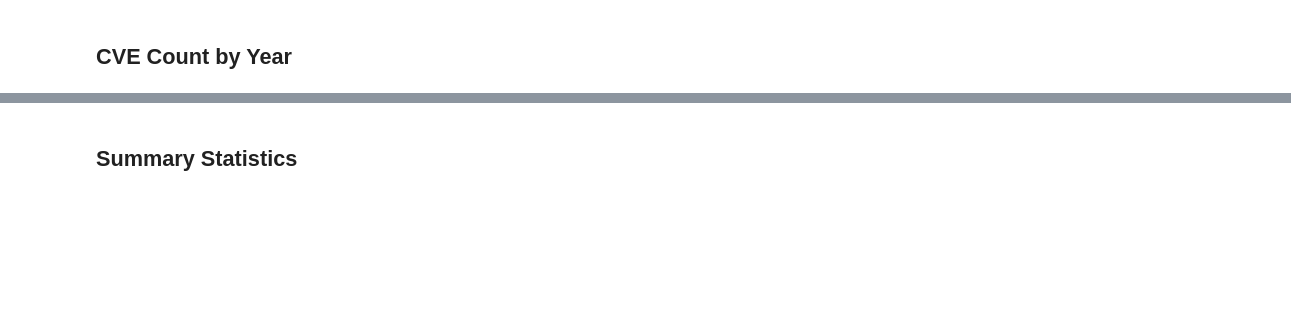
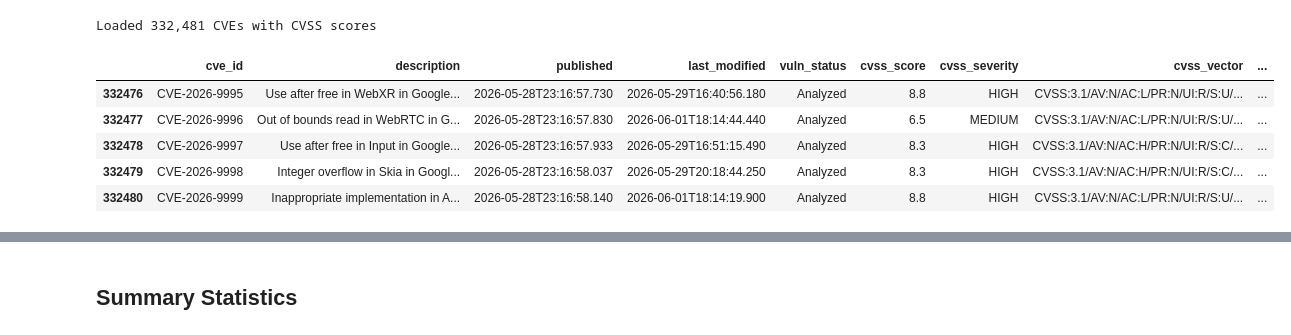
Before and after one commit to Baraka-Malila/aivas, a Jupyter notebook: notebooks/nvd_analysis.ipynb, the cells around one changed output, grey strips where cells are left out. Cells and saved outputs as stored; diff of their text form; code cells hidden in the pictures; blank space fills up the shorter version.

```diff
--- a/notebooks/nvd_analysis.ipynb
+++ b/notebooks/nvd_analysis.ipynb
@@ -1,16 +15,21 @@
 # %%
-import sqlite3
-import pandas as pd
-import matplotlib.pyplot as plt
-import seaborn as sns
-from pathlib import Path
+import os; os.chdir(Path.home() / "aivas")  #relative paths
 
 sns.set_theme(style="whitegrid")
 DB_PATH = Path.home() / ".aivas" / "aivas.db"
 conn = sqlite3.connect(DB_PATH)
 
 df = pd.read_sql("SELECT * FROM cves WHERE cvss_score IS NOT NULL", conn)
 print(f"Loaded {len(df):,} CVEs with CVSS scores")
-df.head()
+df.tail(5)
+
+# why select only CVEs with CVSS scores? because we want to analyze the distribution of CVSS scores, and CVEs without scores would not contribute to that analysis.
+# but also shouldn't we analyze to see how much is null?
+# %% [output]
+Loaded 332,481 CVEs with CVSS scores
+|  | cve_id | description | published | last_modified | vuln_status | cvss_score | cvss_severity | cvss_vector | ... |
+| 332476 | CVE-2026-9995 | Use after free in WebXR in Google... | 2026-05-28T23:16:57.730 | 2026-05-29T16:40:56.180 | Analyzed | 8.8 | HIGH | CVSS:3.1/AV:N/AC:L/PR:N/UI:R/S:U/... | ... |
+| 332477 | CVE-2026-9996 | Out of bounds read in WebRTC in G... | 2026-05-28T23:16:57.830 | 2026-06-01T18:14:44.440 | Analyzed | 6.5 | MEDIUM | CVSS:3.1/AV:N/AC:L/PR:N/UI:R/S:U/... | ... |
+| 332478 | CVE-2026-9997 | Use after free in Input in Google... | 2026-05-28T23:16:57.933 | 2026-05-29T16:51:15.490 | Analyzed | 8.3 | HIGH | CVSS:3.1/AV:N/AC:H/PR:N/UI:R/S:C/... | ... |
+| 332479 | CVE-2026-9998 | Integer overflow in Skia in Googl... | 2026-05-28T23:16:58.037 | 2026-05-29T20:18:44.250 | Analyzed | 8.3 | HIGH | CVSS:3.1/AV:N/AC:H/PR:N/UI:R/S:C/... | ... |
+| 332480 | CVE-2026-9999 | Inappropriate implementation in A... | 2026-05-28T23:16:58.140 | 2026-06-01T18:14:19.900 | Analyzed | 8.8 | HIGH | CVSS:3.1/AV:N/AC:L/PR:N/UI:R/S:U/... | ... |
-# %% [markdown]
-## CVE Count by Year
```
Also changed, not shown: parts of 34 cells of this notebook, 19 other files.
